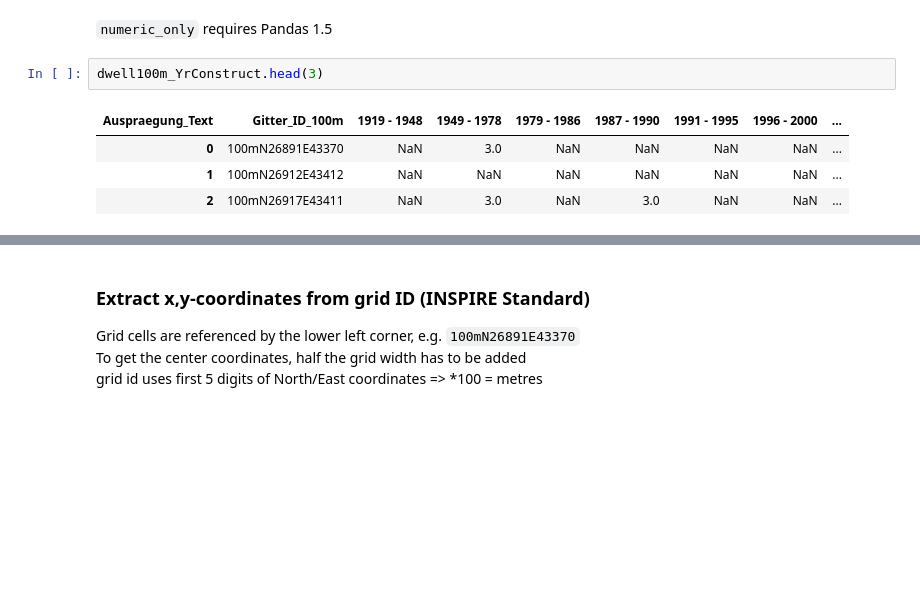
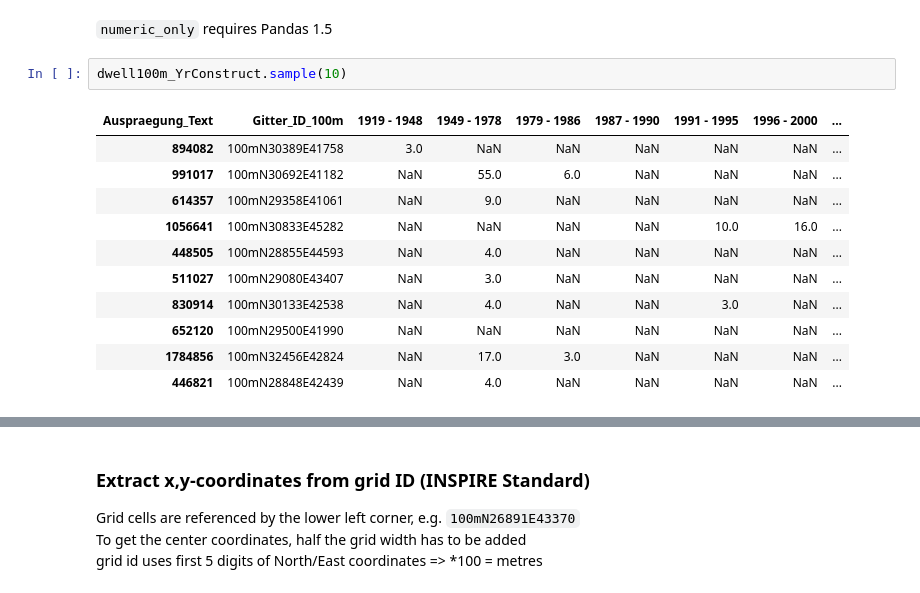
Before and after one commit to wahlatlas/grid_data, a Jupyter notebook: gridded_data_tutorial.ipynb, the cells around one changed output, grey strips where cells are left out. Drawn from its saved outputs; the diff is of its cells as text; blank space fills up the shorter version.

```diff
--- a/gridded_data_tutorial.ipynb
+++ b/gridded_data_tutorial.ipynb
@@ -99,9 +118,16 @@ dwell100m_YrConstruct["dominBuildAge"] = dwell100m_YrConstruct.idxmax(axis=1, nu
 # %% [markdown]
 `numeric_only` requires Pandas 1.5
 # %%
-dwell100m_YrConstruct.head(3)
+dwell100m_YrConstruct.sample(10)
 # %% [output]
 | Auspraegung_Text | Gitter_ID_100m | 1919 - 1948 | 1949 - 1978 | 1979 - 1986 | 1987 - 1990 | 1991 - 1995 | 1996 - 2000 | ... |
-| 0 | 100mN26891E43370 | NaN | 3.0 | NaN | NaN | NaN | NaN | ... |
-| 1 | 100mN26912E43412 | NaN | NaN | NaN | NaN | NaN | NaN | ... |
-| 2 | 100mN26917E43411 | NaN | 3.0 | NaN | 3.0 | NaN | NaN | ... |
+| 894082 | 100mN30389E41758 | 3.0 | NaN | NaN | NaN | NaN | NaN | ... |
+| 991017 | 100mN30692E41182 | NaN | 55.0 | 6.0 | NaN | NaN | NaN | ... |
+| 614357 | 100mN29358E41061 | NaN | 9.0 | NaN | NaN | NaN | NaN | ... |
+| 1056641 | 100mN30833E45282 | NaN | NaN | NaN | NaN | 10.0 | 16.0 | ... |
+| 448505 | 100mN28855E44593 | NaN | 4.0 | NaN | NaN | NaN | NaN | ... |
+| 511027 | 100mN29080E43407 | NaN | 3.0 | NaN | NaN | NaN | NaN | ... |
+| 830914 | 100mN30133E42538 | NaN | 4.0 | NaN | NaN | 3.0 | NaN | ... |
+| 652120 | 100mN29500E41990 | NaN | NaN | NaN | NaN | NaN | NaN | ... |
+| 1784856 | 100mN32456E42824 | NaN | 17.0 | 3.0 | NaN | NaN | NaN | ... |
+| 446821 | 100mN28848E42439 | NaN | 4.0 | NaN | NaN | NaN | NaN | ... |
```
Also changed, not shown: parts of 5 cells of this notebook.
